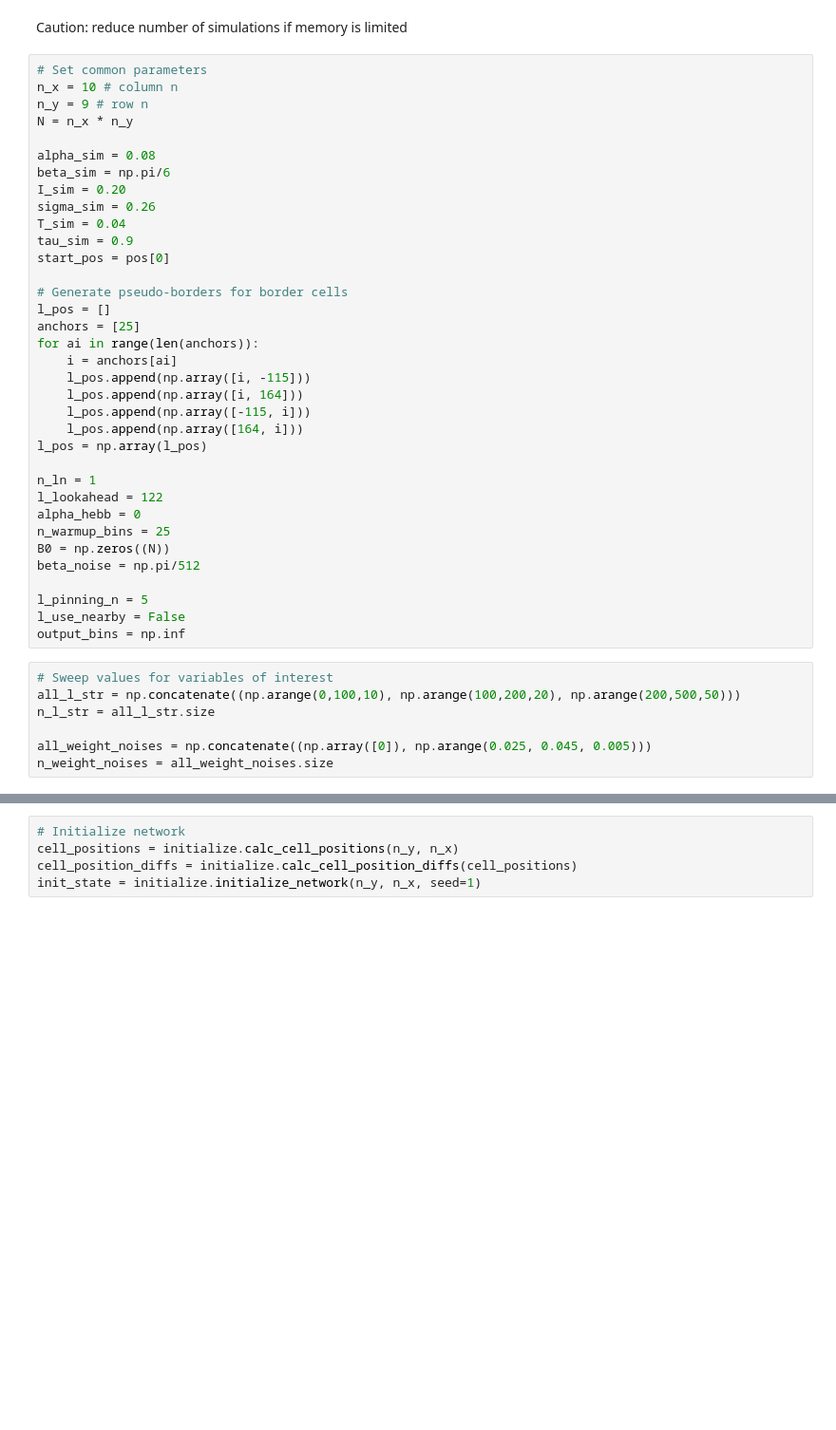
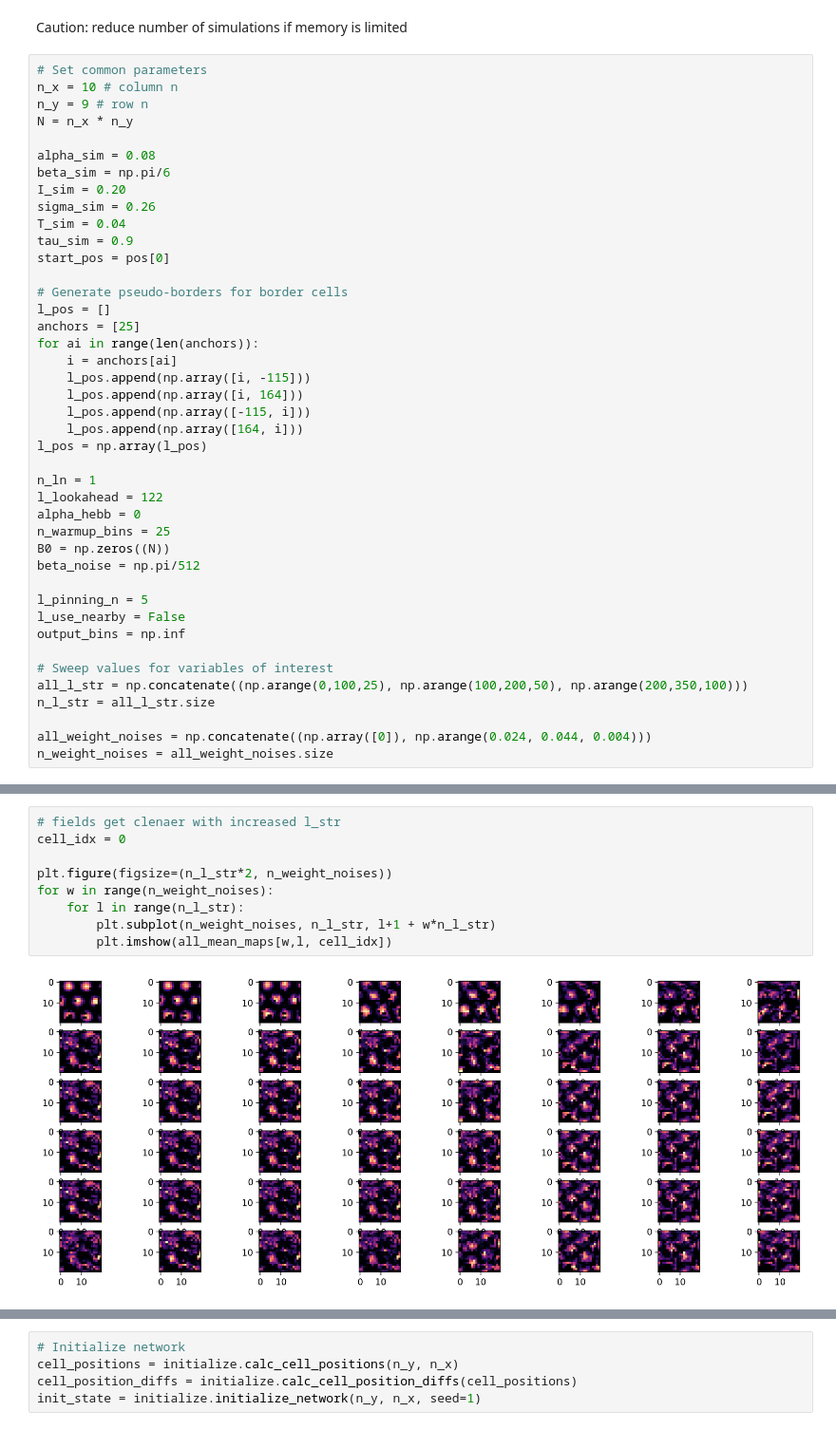
Before and after one commit to johnhwen1/ttgc, a Jupyter notebook: examples/ttgc.ipynb, the cells around one changed output, grey strips where cells are left out. Shown at 95% size. Cells and saved outputs as stored; diff of their text form; blank space fills up the shorter version.

Commit message:
Update notebook with multi-run of landmark strength vs. weight noise

```diff
--- a/examples/ttgc.ipynb
+++ b/examples/ttgc.ipynb
@@ -536,10 +536,10 @@ beta_noise = np.pi/512
 l_pinning_n = 5
 l_use_nearby = False
 output_bins = np.inf
+
+# Sweep values for variables of interest
+all_l_str = np.concatenate((np.arange(0,100,25), np.arange(100,200,50), np.arange(200,350,100)))
+n_l_str = all_l_str.size
+
+all_weight_noises = np.concatenate((np.array([0]), np.arange(0.024, 0.044, 0.004)))
+n_weight_noises = all_weight_noises.size
-# %%
-# Sweep values for variables of interest
-all_l_str = np.concatenate((np.arange(0,100,10), np.arange(100,200,20), np.arange(200,500,50)))
-n_l_str = all_l_str.size
-
-all_weight_noises = np.concatenate((np.array([0]), np.arange(0.025, 0.045, 0.005)))
-n_weight_noises = all_weight_noises.size
@@ -545,0 +681,11 @@ n_weight_noises = all_weight_noises.size
+# %%
+# fields get clenaer with increased l_str
+cell_idx = 0
+
+plt.figure(figsize=(n_l_str*2, n_weight_noises))
+for w in range(n_weight_noises):
+    for l in range(n_l_str):
+        plt.subplot(n_weight_noises, n_l_str, l+1 + w*n_l_str)
+        plt.imshow(all_mean_maps[w,l, cell_idx])
+# %% [output]
+[figure, added]
```
Also changed, not shown: parts of 13 cells of this notebook, 5 other files.
